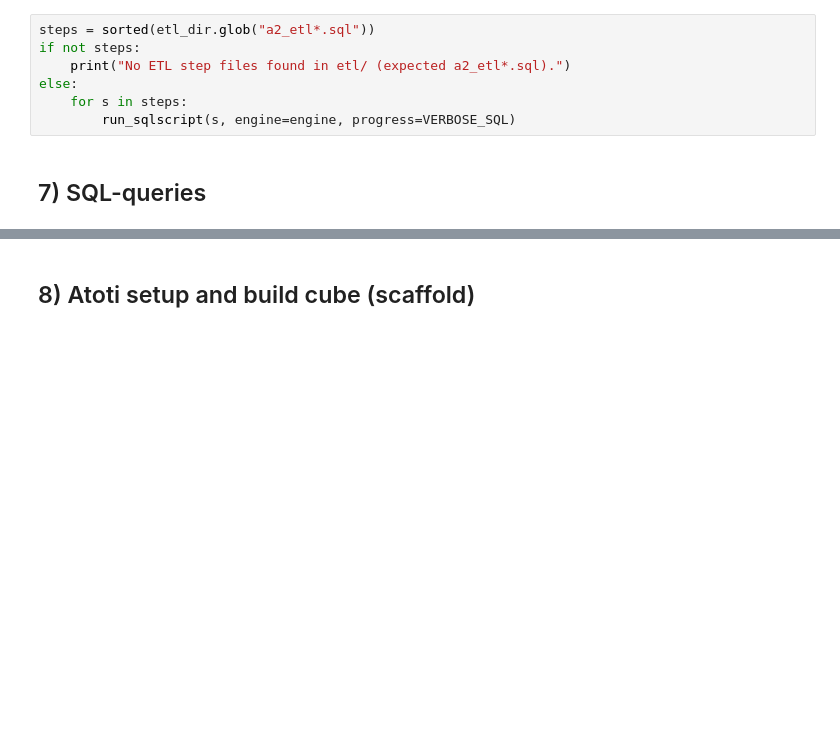
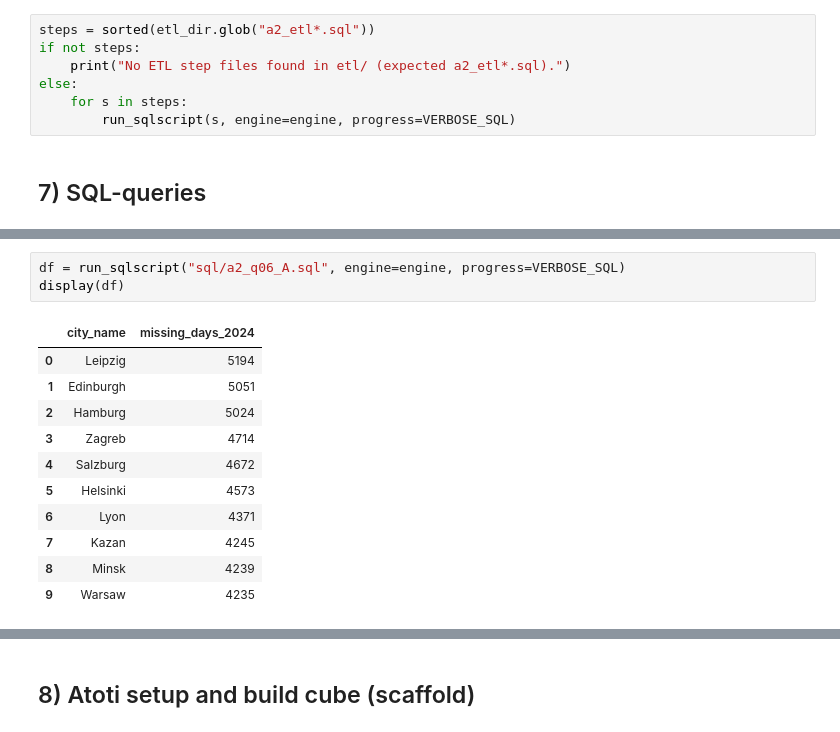
Before and after one commit to B-Guard/BI_088, a Jupyter notebook: BI_Projects/DWH2_088/AirQ_Part2_088.ipynb, the cells around one changed output, grey strips where cells are left out. Saved outputs shown, nothing was run; the diff lists cells and outputs as text; blank space fills up the shorter version.

```diff
--- a/BI_Projects/DWH2_088/AirQ_Part2_088.ipynb
+++ b/BI_Projects/DWH2_088/AirQ_Part2_088.ipynb
@@ -340,0 +442,15 @@ display(df)
+# %%
+df = run_sqlscript("sql/a2_q06_A.sql", engine=engine, progress=VERBOSE_SQL)
+display(df)
+# %% [output]
+|  | city_name | missing_days_2024 |
+| 0 | Leipzig | 5194 |
+| 1 | Edinburgh | 5051 |
+| 2 | Hamburg | 5024 |
+| 3 | Zagreb | 4714 |
+| 4 | Salzburg | 4672 |
+| 5 | Helsinki | 4573 |
+| 6 | Lyon | 4371 |
+| 7 | Kazan | 4245 |
+| 8 | Minsk | 4239 |
+| 9 | Warsaw | 4235 |
```
Also changed, not shown: parts of 17 cells of this notebook, 5 other files.
